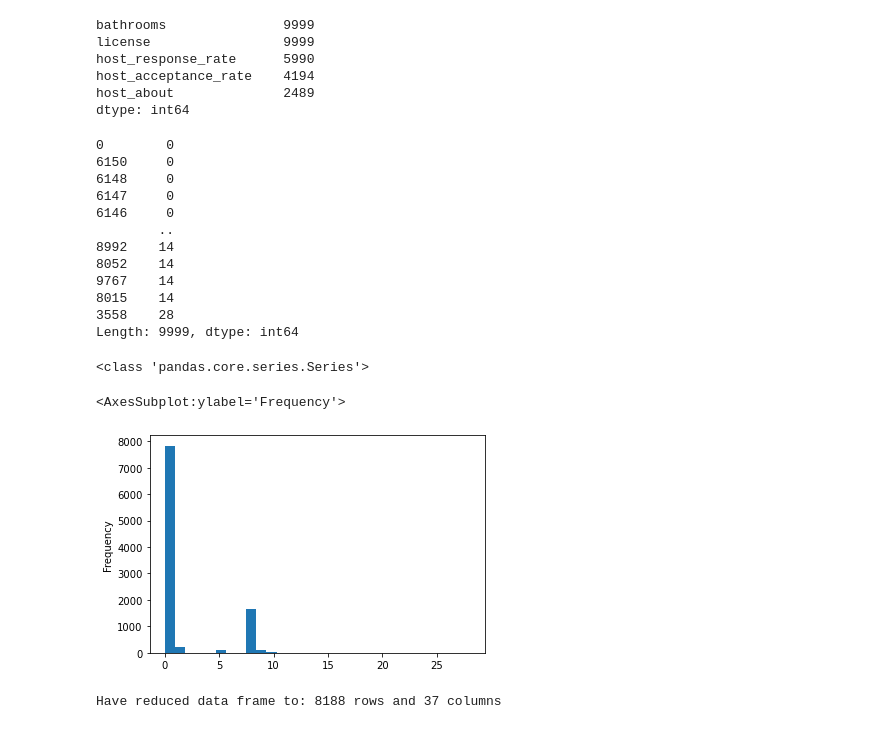
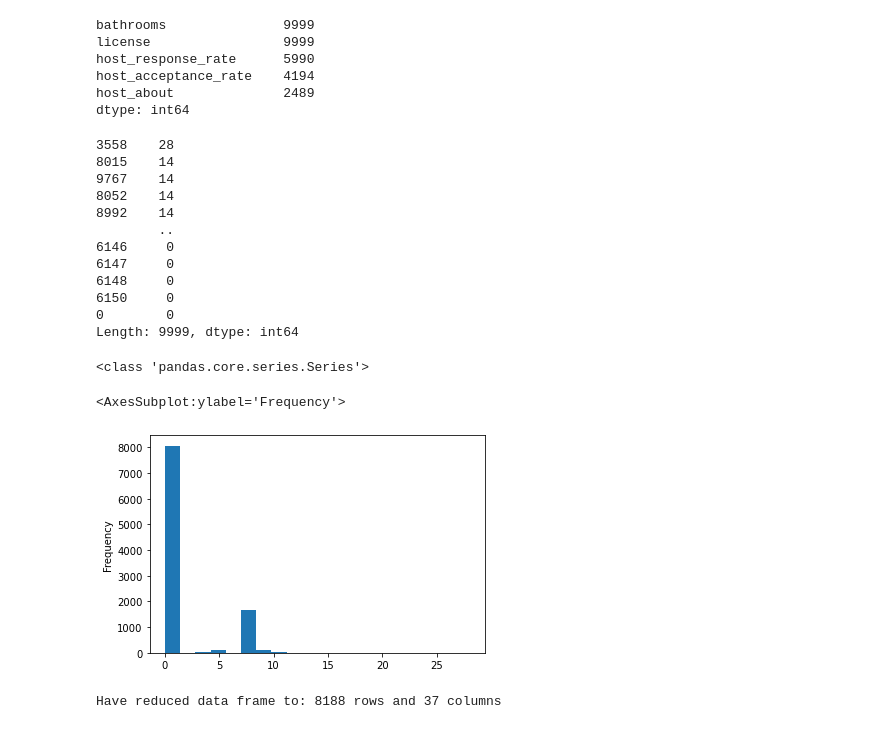
Before and after one commit to Jiawei997/i2p, a Jupyter notebook: pra_5.ipynb, the cells around one changed output. Saved outputs shown, nothing was run; the diff lists cells and outputs as text; code cells hidden in the pictures.

```diff
--- a/pra_5.ipynb
+++ b/pra_5.ipynb
@@ -46,6 +28,8 @@ print(type(df.columns.values)) #get array of columns name
 # %%
 #save the data in to folder, so we dont have to reload it again.
 import os
+import pandas as pd
+url = 'https://github.com/jreades/i2p/raw/master/data/src/2020-08-24-listings.csv.gz'
 path = os.path.join('data','raw') # A default location to save raw data
 fn   = url.split('/')[-1]         # .split() method: split based on '/'the str into items, and return a list.
 print(type(url.split('/')))
@@ -180,29 +180,29 @@ df.drop(columns=['bathrooms','license','host_response_rate','host_acceptance_rat
 #drop the column that contains most null, and true to modify the df
 # %%
 #Task 2.3: Counting Nulls by Row
-df.isnull().sum(axis=1).sort_values(ascending=True)
+df.isnull().sum(axis=1).sort_values(ascending=False)
 # %% [output]
+3558    28
+8015    14
+9767    14
+8052    14
+8992    14
+        ..
+6146     0
+6147     0
+6148     0
+6150     0
 0        0
-6150     0
-6148     0
-6147     0
-6146     0
-        ..
-8992    14
-8052    14
-9767    14
-8015    14
-3558    28
 Length: 9999, dtype: int64
 # %%
 #plot
 probs = df.isnull().sum(axis=1)
 print(type(probs))       # Note that this has returned a series!
-probs.plot.hist(bins=30) # Oooooooh, check out what we can do with a series!
+probs.plot.hist(bins=20) # Oooooooh, check out what we can do with a series!
 # %% [output]
 <class 'pandas.core.series.Series'>
 <AxesSubplot:ylabel='Frequency'>
-[figure, old version]
+[figure, new version]
 # %%
 # rows in the 'probs' series whose value is greater than 7
 df.drop(probs[probs > 7].index, inplace=True)
```
Also changed, not shown: parts of 28 cells of this notebook.
